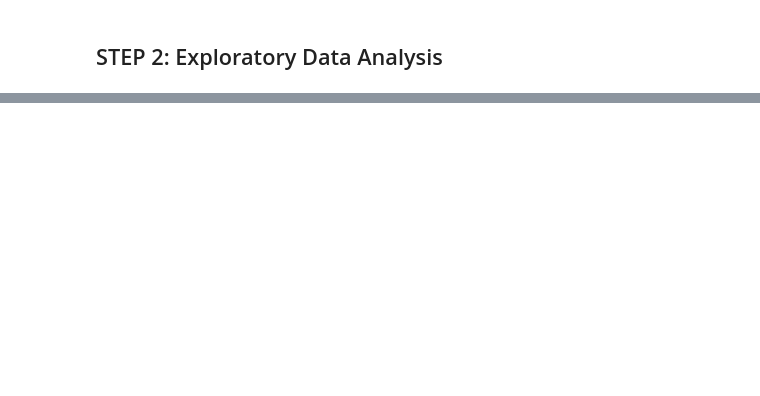
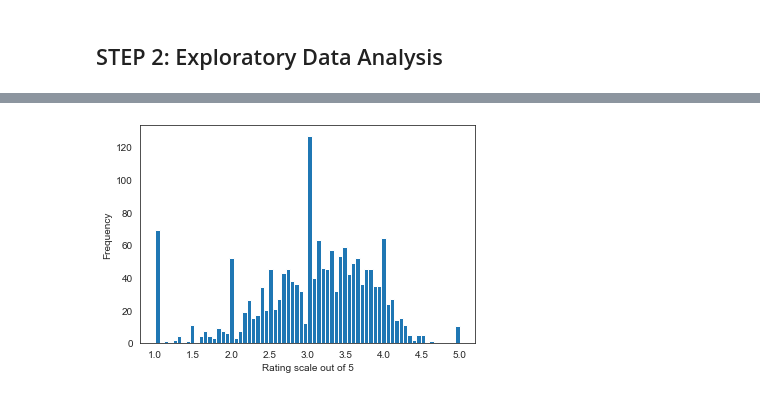
Before and after one commit to nahaktarun/Moviee-Recommendation-system, a Jupyter notebook: movie Recommendation.ipynb, the cells around one changed output, grey strips where cells are left out. Cells and saved outputs as stored; diff of their text form; code cells hidden in the pictures; blank space fills up the shorter version.

```diff
--- a/movie Recommendation.ipynb
+++ b/movie Recommendation.ipynb
@@ -77,0 +159,8 @@ df.tail()
+# %%
+# Plot histogram of ratings
+plt.hist(rating['rating'], bins = 70)
+plt.xlabel("Rating scale out of 5")
+plt.ylabel("Frequency")
+plt.show()
+# %% [output]
+[figure, added]
```
Also changed, not shown: parts of 12 cells of this notebook.
